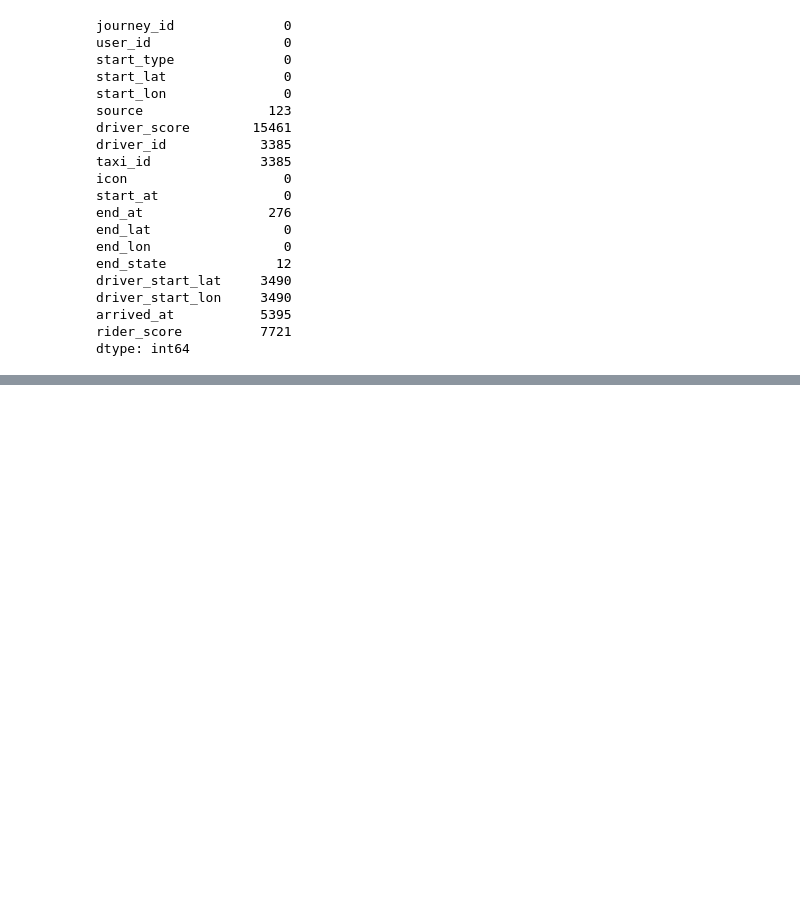
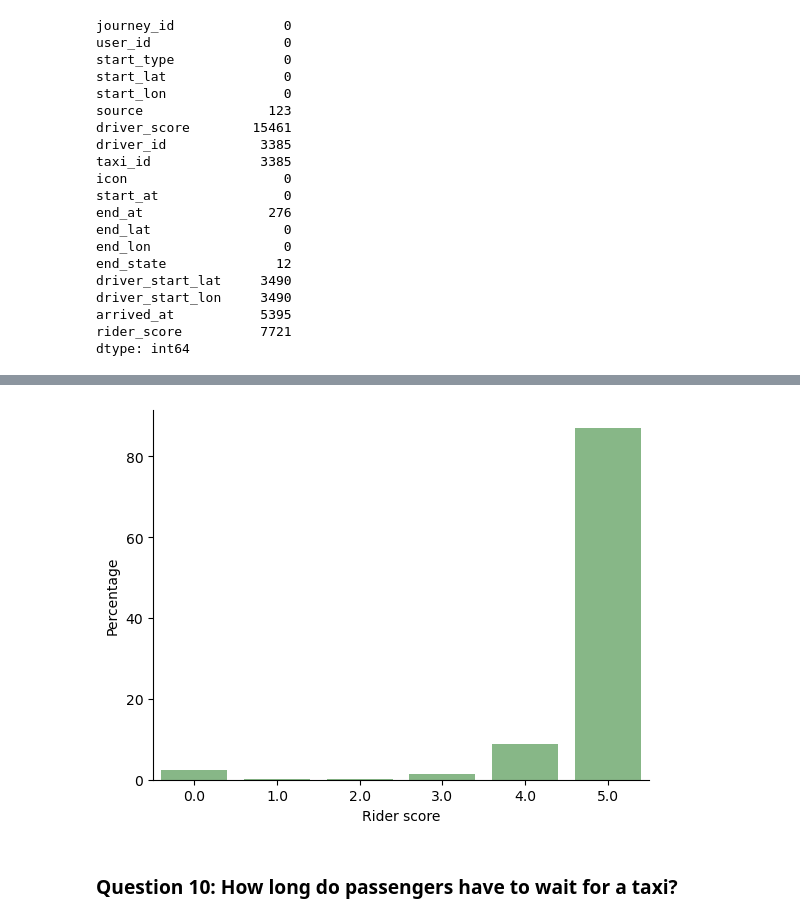
Before and after one commit to samiralikperov/python-portfolio, a Jupyter notebook: Projects/Taxi _Ride_Data_Analysis_from_Peru.ipynb, the cells around one changed output, grey strips where cells are left out. Saved outputs shown, nothing was run; the diff lists cells and outputs as text; code cells hidden in the pictures; blank space fills up the shorter version.

```diff
--- a/Projects/Taxi _Ride_Data_Analysis_from_Peru.ipynb
+++ b/Projects/Taxi _Ride_Data_Analysis_from_Peru.ipynb
@@ -132,0 +318,8 @@ dtype: int64
+# %%
+rider_score_count = taxi.rider_score.value_counts(normalize=True)\
+                                        .mul(100)\
+                                        .round(2)\
+                                        .reset_index()\
+                                        .rename(columns={'rider_score':'percentage', 'proportion':'rider_score'})\
+                                        .sort_values('rider_score', ascending=False)
+rider_score_count
@@ -132,0 +334,7 @@ dtype: int64
+# %%
+ax = sns.barplot(x='percentage', y='rider_score', data=rider_score_count, color='green', alpha=0.5)
+ax.set(xlabel='Rider score', ylabel='Percentage');
+sns.despine()
+plt.show()
+# %% [output]
+[figure, added]
@@ -132,0 +345,2 @@ dtype: int64
+# %% [markdown]
+### Question 10: How long do passengers have to wait for a taxi?
```
Also changed, not shown: parts of 63 cells of this notebook.
